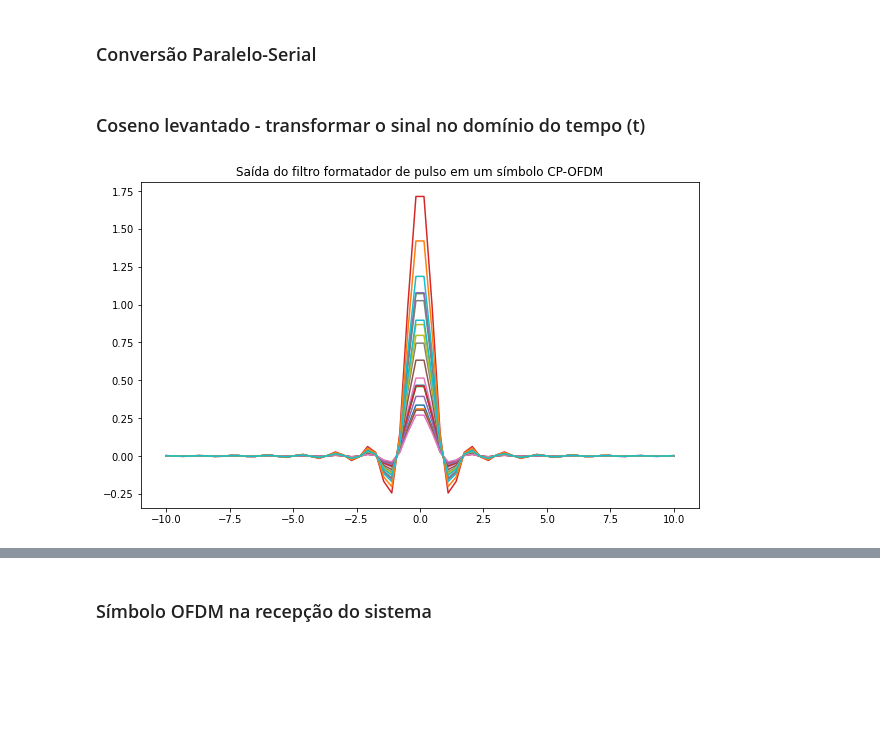
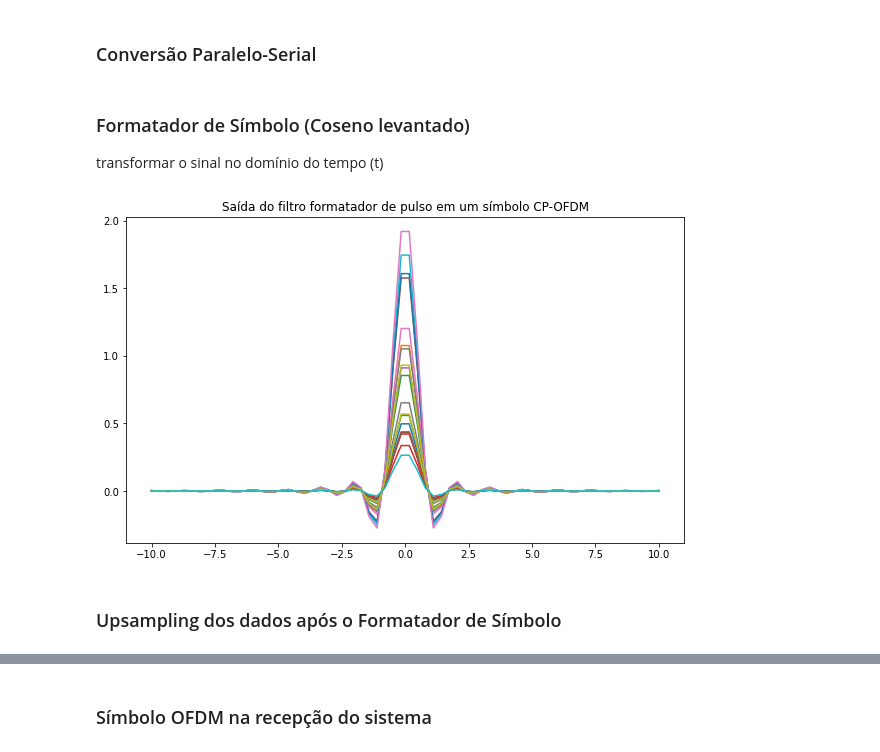
Before and after one commit to wevertonmm/TCC-OFDM-system, a Jupyter notebook: TCC_OFDM_system.ipynb, the cells around one changed output, grey strips where cells are left out. Saved outputs shown, nothing was run; the diff lists cells and outputs as text; code cells hidden in the pictures; blank space fills up the shorter version.

```diff
--- a/TCC_OFDM_system.ipynb
+++ b/TCC_OFDM_system.ipynb
@@ -353,6 +351,7 @@ plt.show()
 # %% [markdown]
 ### Transformada de Fourier inversa e determinação da quantidade de subportadoras no domínio do tempo antes do CP
 # %%
+OFDM_time = IDFT(OFDM_data)
 print ("Número de amostras OFDM no domínio do tempo antes da adição do CP: ", len(OFDM_time))
 print(OFDM_data[0])
 # %% [output]
@@ -368,23 +367,26 @@ Número de amostras OFDM no domínio do tempo com CP:  80
 # %% [markdown]
 ### Conversão Paralelo-Serial
 # %%
-OFDM_TX = OFDM_withCP.reshape((-1,))
+OFDM_PS = OFDM_withCP.reshape((-1,))
 # %% [markdown]
-### Coseno levantado - transformar o sinal no domínio do tempo (t)
+### Formatador de Símbolo (Coseno levantado)
+transformar o sinal no domínio do tempo (t)
 # %%
 def eixo_x(lim):	# eixo x
     return np.linspace(-lim, lim, K)
 
 def cosenolevant(x, B, T):
     return (1/np.sqrt(T))*(np.sin(np.pi*x/T*(1-B))+4*B*x/T*np.cos(np.pi*x/T*(1+B)))/(np.pi*x/T*(1-(4*B*x/T)**2))
 
 t = eixo_x(10)
 filtro_form = cosenolevant(t, 0.5, 1)
 plt.figure(figsize = (10,6))
 for i in range(20):
-    plt.plot(t, filtro_form*np.abs(OFDM_withCP[i]))
+    plt.plot(t, filtro_form*np.abs(OFDM_PS[i]))
 
 plt.title('Saída do filtro formatador de pulso em um símbolo CP-OFDM')
 plt.show()
 # %% [output]
-[figure, old version]
+[figure, new version]
+# %% [markdown]
+### Upsampling dos dados após o Formatador de Símbolo
```
Also changed, not shown: parts of 12 cells of this notebook.
